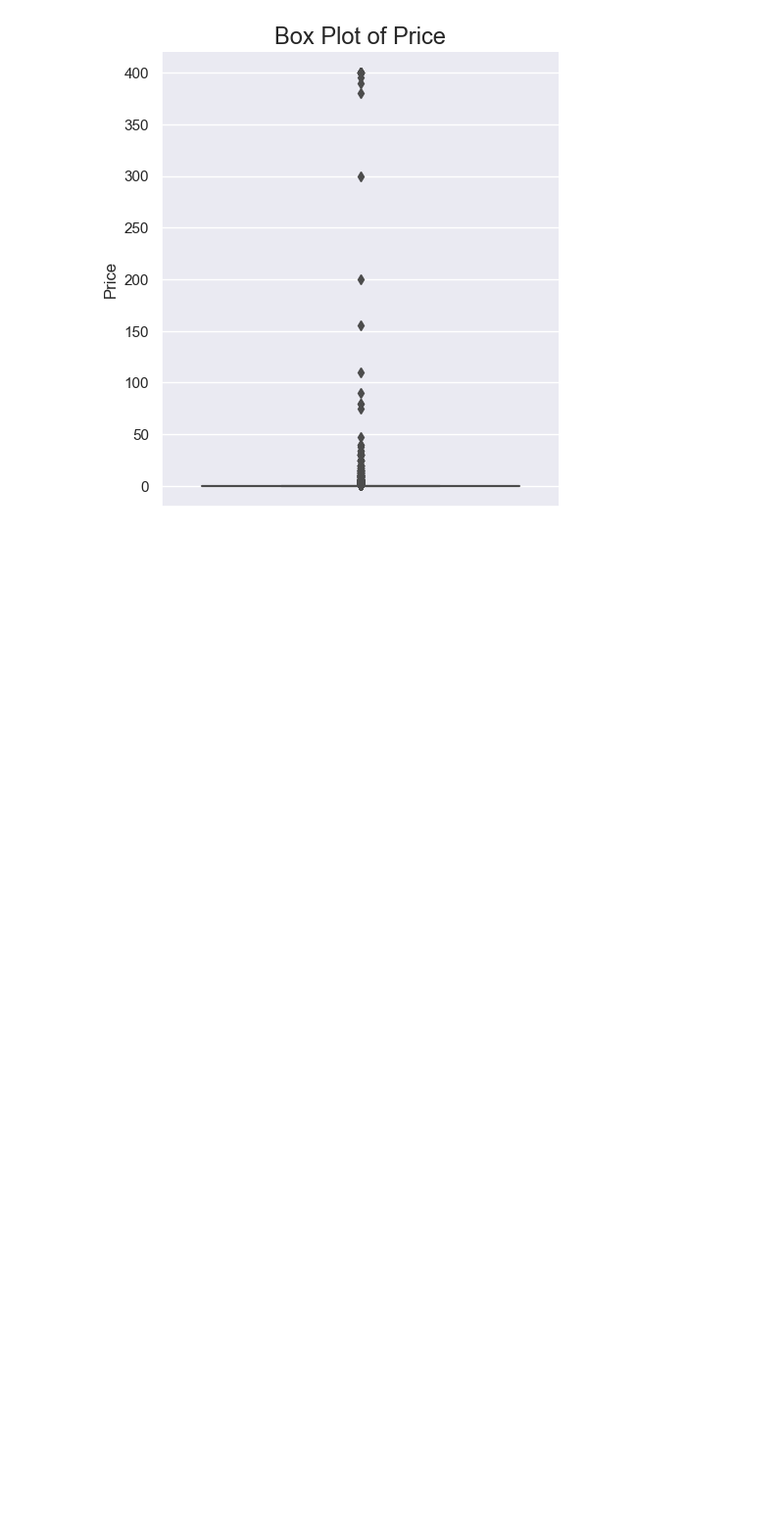
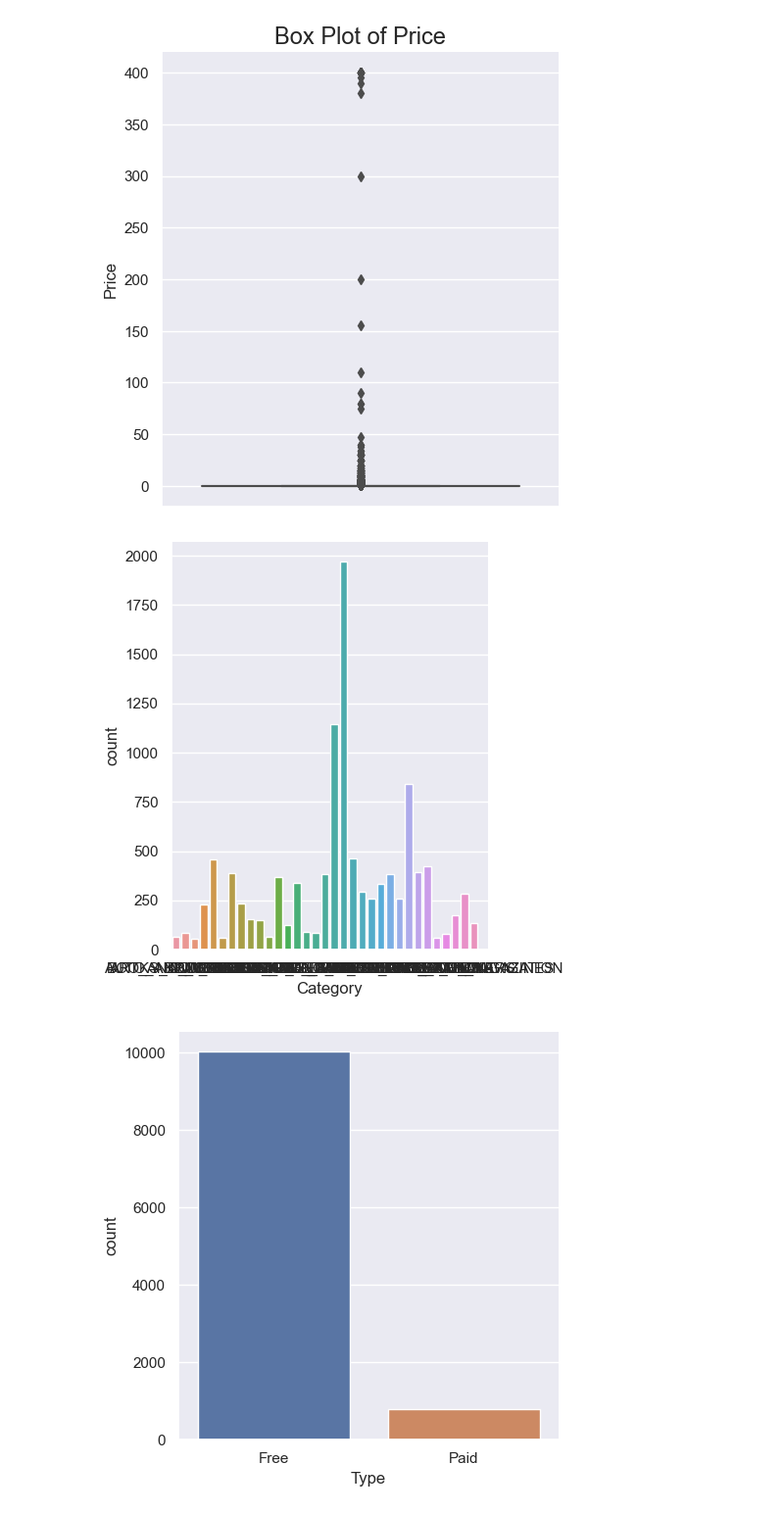
Before and after one commit to ftmoztl/EDA-data-visualization, a Jupyter notebook: eda-visualization.ipynb, the cells around one changed output. Shown at 98% size. Drawn from its saved outputs; the diff is of its cells as text; code cells hidden in the pictures; blank space fills up the shorter version.

Commit message:
Add histogram for object variables

```diff
--- a/eda-visualization.ipynb
+++ b/eda-visualization.ipynb
@@ -105,3 +105,14 @@ for column in df.columns:
 [figure]
 [figure]
 [figure]
+# %%
+sns.catplot(x="Category", data=df, kind="count")
+sns.catplot(x="Type", data=df, kind="count")
+sns.catplot(x="Genres", data=df, kind="count")
+sns.catplot(x="Rating", data=df, kind="count")
+
+
+plt.show()
+# %% [output]
+[figure, added]
+[figure, added]
```
Also changed, not shown: parts of 2 cells of this notebook.
